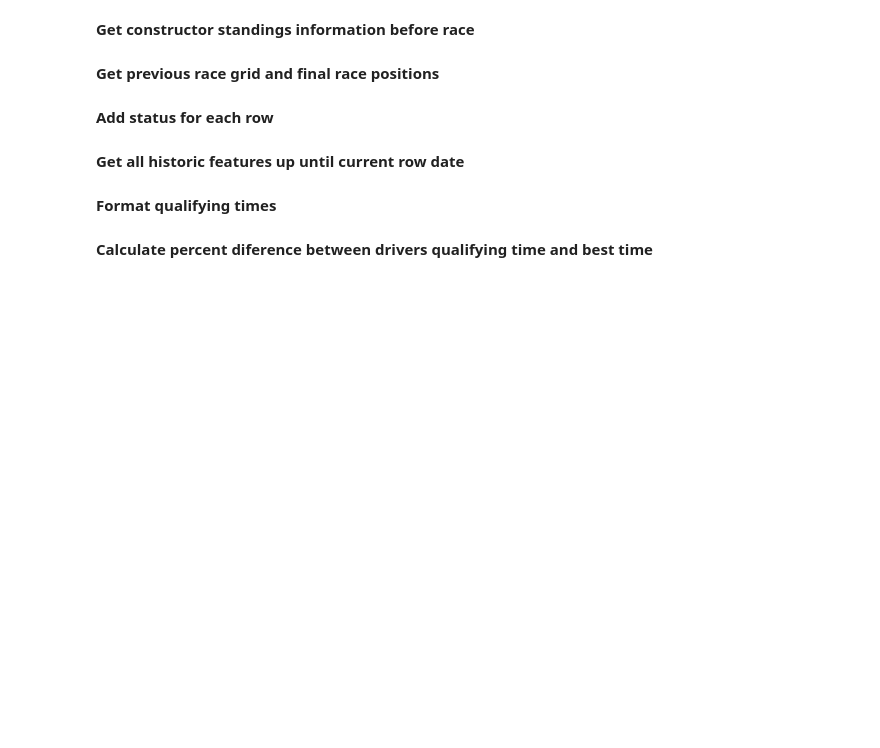
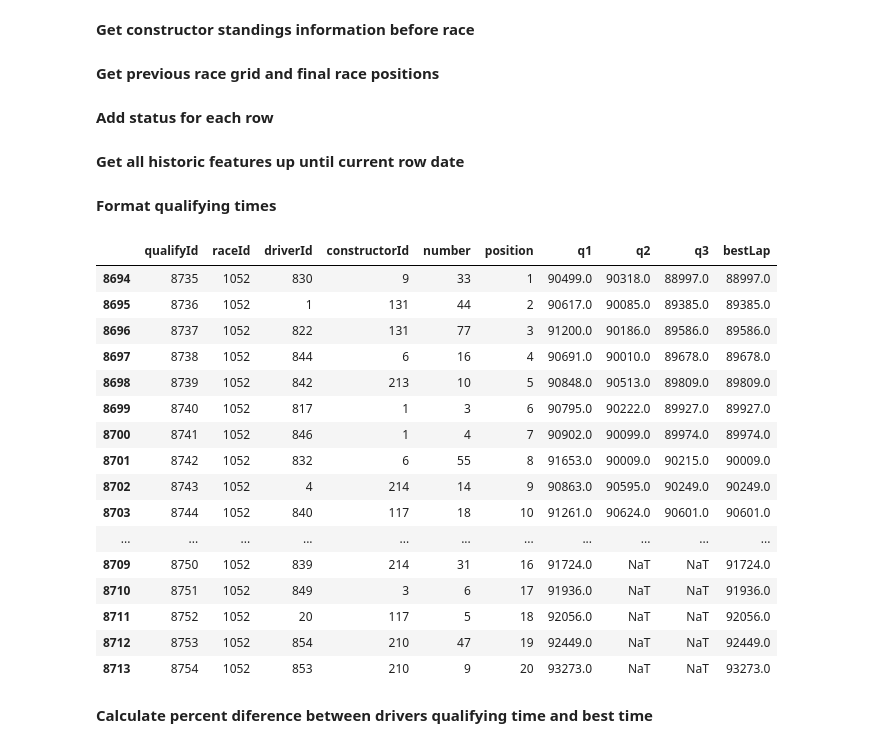
Before and after one commit to mariuscaptari/machine-learning-coursework, a Jupyter notebook: notebooks/01-feature-extraction.ipynb, the cells around one changed output. Saved outputs shown, nothing was run; the diff lists cells and outputs as text; code cells hidden in the pictures; blank space fills up the shorter version.

```diff
--- a/notebooks/01-feature-extraction.ipynb
+++ b/notebooks/01-feature-extraction.ipynb
@@ -152,14 +153,47 @@ for date in tqdm(df.date.unique()):
     dfaux['racesRetiredByConstructor'] = 'to_delete'
     dfaux = dfaux.drop('racesRetiredByConstructor', axis = 1)
     df.loc[df['date'] == date, 'racesRetiredByConstructor'] = dfaux.merge(races_retired_by_constructor, on=['date','constructorId'], how='left')['racesRetiredByConstructor'].values
+# %%
+origin = datetime.strptime('1900/01/01 00:00:00.000','%Y/%m/%d %H:%M:%S.%f')
+
+def convertToMilliseconds(time):
+    try:
+        origin = datetime.strptime('1900/01/01 00:00:00.000','%Y/%m/%d %H:%M:%S.%f')
+        date_time = datetime.strptime(time,'%M:%S.%f')
+        delta = date_time - origin
+        return delta.seconds*1000 + delta.microseconds/1000
+    except:
+        return pd.NaT
+
+# print(convertToMilliseconds('1:26.164'))
 # %% [markdown]
 **Format qualifying times**
 # %%
-qualifying['q1'] = qualifying['q1'].str.replace('.',':')
-qualifying['q2'] = qualifying['q2'].str.replace('.',':')
-qualifying['q3'] = qualifying['q3'].str.replace('.',':')
-qualifying[['q1', 'q2', 'q3']] = qualifying[['q1', 'q2', 'q3']].applymap(lambda x: pd.to_timedelta(x, errors='coerce'))
+# qualifying['q1'] = qualifying['q1'].str.replace('.',':', regex=False)
+# qualifying['q2'] = qualifying['q2'].str.replace('.',':', regex=False)
+# qualifying['q3'] = qualifying['q3'].str.replace('.',':', regex=False)
+qualifying[['q1', 'q2', 'q3']] = qualifying[['q1', 'q2', 'q3']].applymap(lambda x: convertToMilliseconds(x))
 qualifying['bestLap'] = qualifying[['q1','q2','q3']].min(axis=1)
+# %%
+qualifying.loc[qualifying['raceId'] == 1052]
+# %% [output]
+|  | qualifyId | raceId | driverId | constructorId | number | position | q1 | q2 | q3 | bestLap |
+| 8694 | 8735 | 1052 | 830 | 9 | 33 | 1 | 90499.0 | 90318.0 | 88997.0 | 88997.0 |
+| 8695 | 8736 | 1052 | 1 | 131 | 44 | 2 | 90617.0 | 90085.0 | 89385.0 | 89385.0 |
+| 8696 | 8737 | 1052 | 822 | 131 | 77 | 3 | 91200.0 | 90186.0 | 89586.0 | 89586.0 |
+| 8697 | 8738 | 1052 | 844 | 6 | 16 | 4 | 90691.0 | 90010.0 | 89678.0 | 89678.0 |
+| 8698 | 8739 | 1052 | 842 | 213 | 10 | 5 | 90848.0 | 90513.0 | 89809.0 | 89809.0 |
+| 8699 | 8740 | 1052 | 817 | 1 | 3 | 6 | 90795.0 | 90222.0 | 89927.0 | 89927.0 |
+| 8700 | 8741 | 1052 | 846 | 1 | 4 | 7 | 90902.0 | 90099.0 | 89974.0 | 89974.0 |
+| 8701 | 8742 | 1052 | 832 | 6 | 55 | 8 | 91653.0 | 90009.0 | 90215.0 | 90009.0 |
+| 8702 | 8743 | 1052 | 4 | 214 | 14 | 9 | 90863.0 | 90595.0 | 90249.0 | 90249.0 |
+| 8703 | 8744 | 1052 | 840 | 117 | 18 | 10 | 91261.0 | 90624.0 | 90601.0 | 90601.0 |
+| ... | ... | ... | ... | ... | ... | ... | ... | ... | ... | ... |
+| 8709 | 8750 | 1052 | 839 | 214 | 31 | 16 | 91724.0 | NaT | NaT | 91724.0 |
+| 8710 | 8751 | 1052 | 849 | 3 | 6 | 17 | 91936.0 | NaT | NaT | 91936.0 |
+| 8711 | 8752 | 1052 | 20 | 117 | 5 | 18 | 92056.0 | NaT | NaT | 92056.0 |
+| 8712 | 8753 | 1052 | 854 | 210 | 47 | 19 | 92449.0 | NaT | NaT | 92449.0 |
+| 8713 | 8754 | 1052 | 853 | 210 | 9 | 20 | 93273.0 | NaT | NaT | 93273.0 |
 # %% [markdown]
 **Calculate percent diference between drivers qualifying time and best time**
 # %%
```
Also changed, not shown: parts of 3 cells of this notebook, 7 other files.
